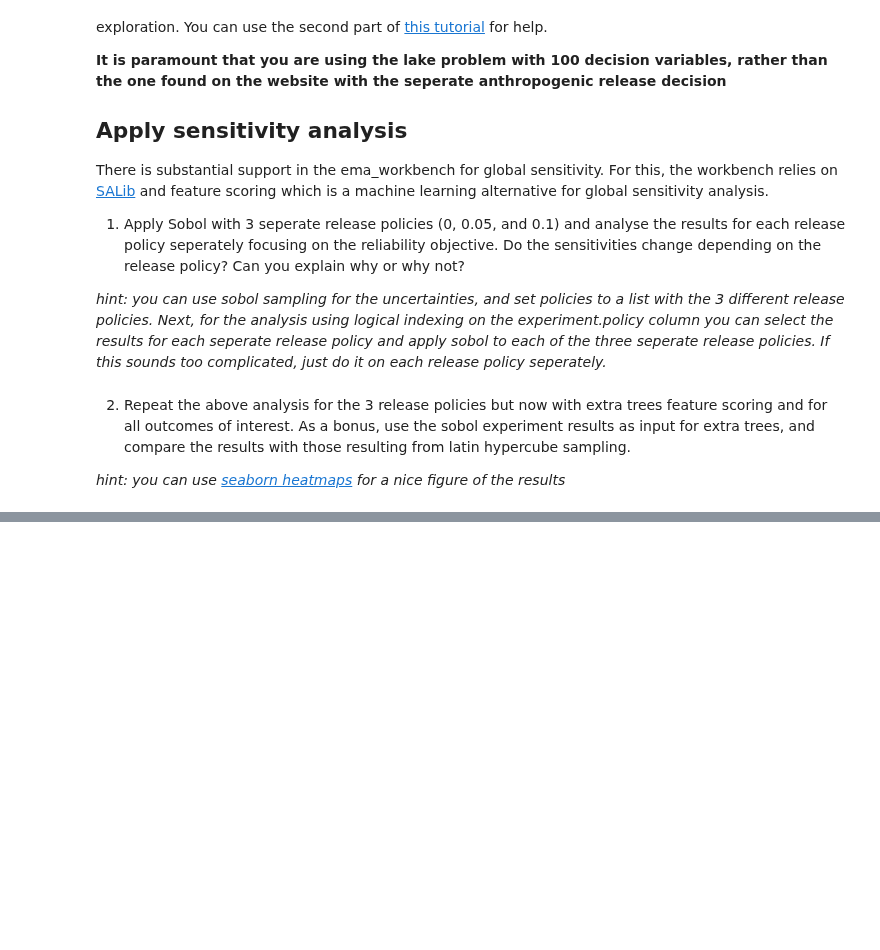
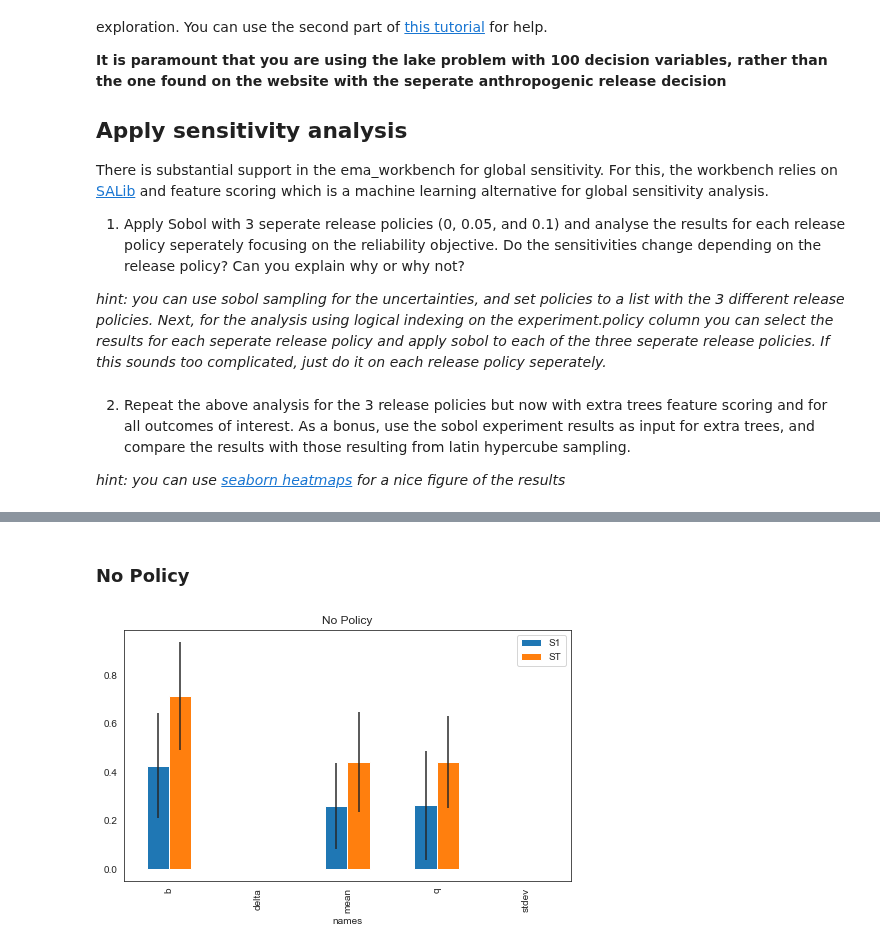
Before and after one commit to tamarvooijs/MBDM, a Jupyter notebook: Week 3-4 - vulnerability analysis/assignment 7 - sensitivity analysis lake model.ipynb, the cells around one changed output, grey strips where cells are left out. Drawn from its saved outputs; the diff is of its cells as text; code cells hidden in the pictures; blank space fills up the shorter version.

```diff
--- a/Week 3-4 - vulnerability analysis/assignment 7 - sensitivity analysis lake model.ipynb
+++ b/Week 3-4 - vulnerability analysis/assignment 7 - sensitivity analysis lake model.ipynb
@@ -133,0 +89,23 @@ large_release_experiments
+# %%
+problem = get_SALib_problem(lake_model.uncertainties)
+reliability = outcomes['reliability']
+
+# Slice per policy
+no_policy_experiments = experiments[0:1200]
+no_policy_reliability = reliability[0:1200]
+
+
+small_release_experiments = experiments[1200:2400]
+small_release_reliability = reliability[1200:2400]
+
+large_release_experiments = experiments[2400:3600]
+large_release_reliability = reliability[2400:3600]
+
+Si_no_policy = sobol.analyze(problem, no_policy_reliability,
+                       calc_second_order=True, print_to_console=False)
+
+Si_small_release = sobol.analyze(problem, small_release_reliability,
+                       calc_second_order=True, print_to_console=False)
+
+Si_large_release = sobol.analyze(problem, large_release_reliability,
+                       calc_second_order=True, print_to_console=False)
@@ -133,0 +122,24 @@ large_release_experiments
+# %% [markdown]
+### No Policy
+# %%
+
+scores_filtered_no_policy = {k:Si_no_policy[k] for k in ['ST','ST_conf','S1','S1_conf']}
+Si_no_policy_plot = pd.DataFrame(scores_filtered_no_policy)
+
+Si_no_policy_plot["names"] = problem["names"]
+Si_no_policy_plot = Si_no_policy_plot.set_index("names")
+
+sns.set_style('white')
+fig, ax = plt.subplots(1)
+
+indices = Si_no_policy_plot[['S1','ST']]
+err = Si_no_policy_plot[['S1_conf','ST_conf']]
+
+ax.set_title("No Policy")
+
+indices.plot.bar(yerr=err.values.T,ax=ax)
+fig.set_size_inches(8,6)
+fig.subplots_adjust(bottom=0.3)
+plt.show()
+# %% [output]
+[figure, added]
```
Also changed, not shown: parts of 27 cells of this notebook.
